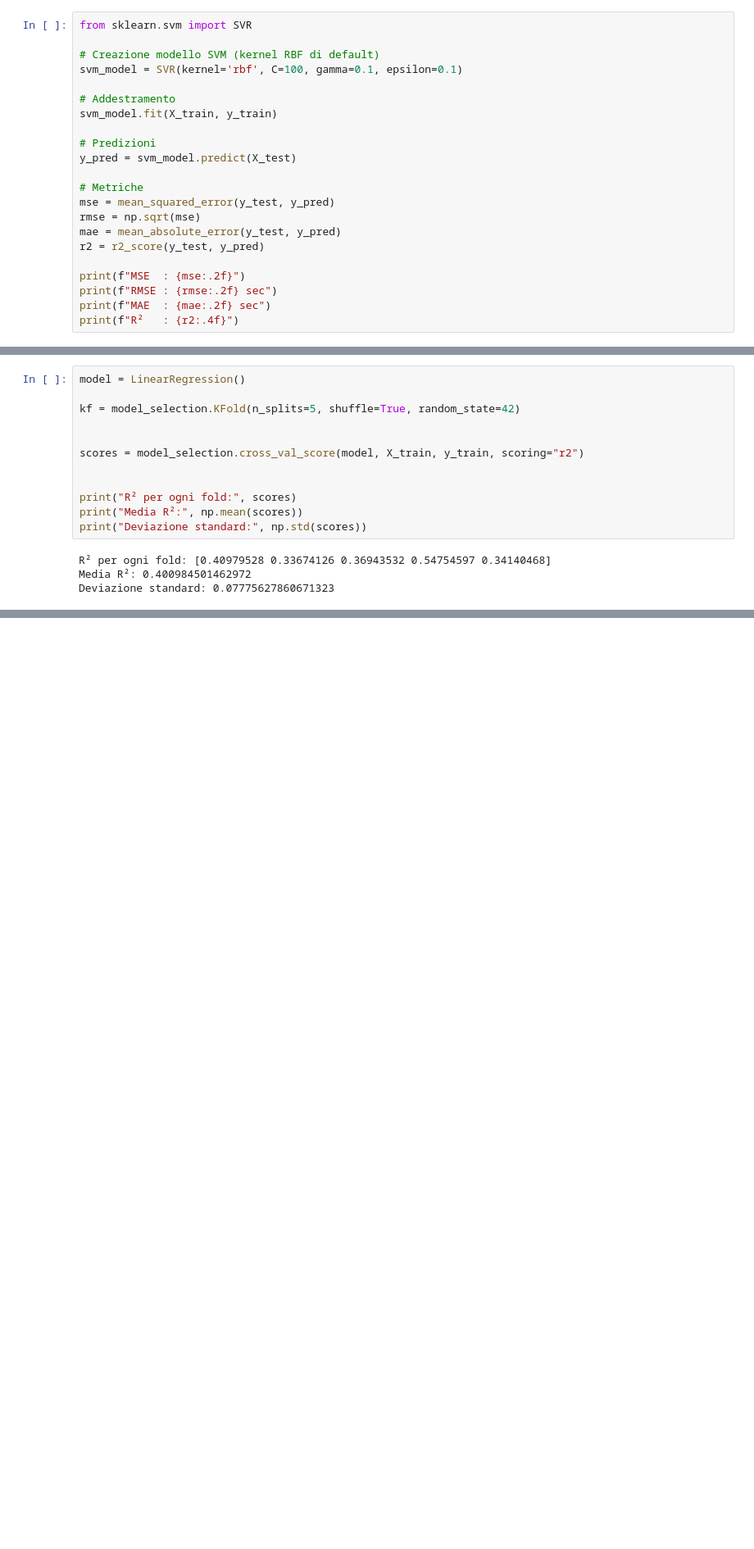
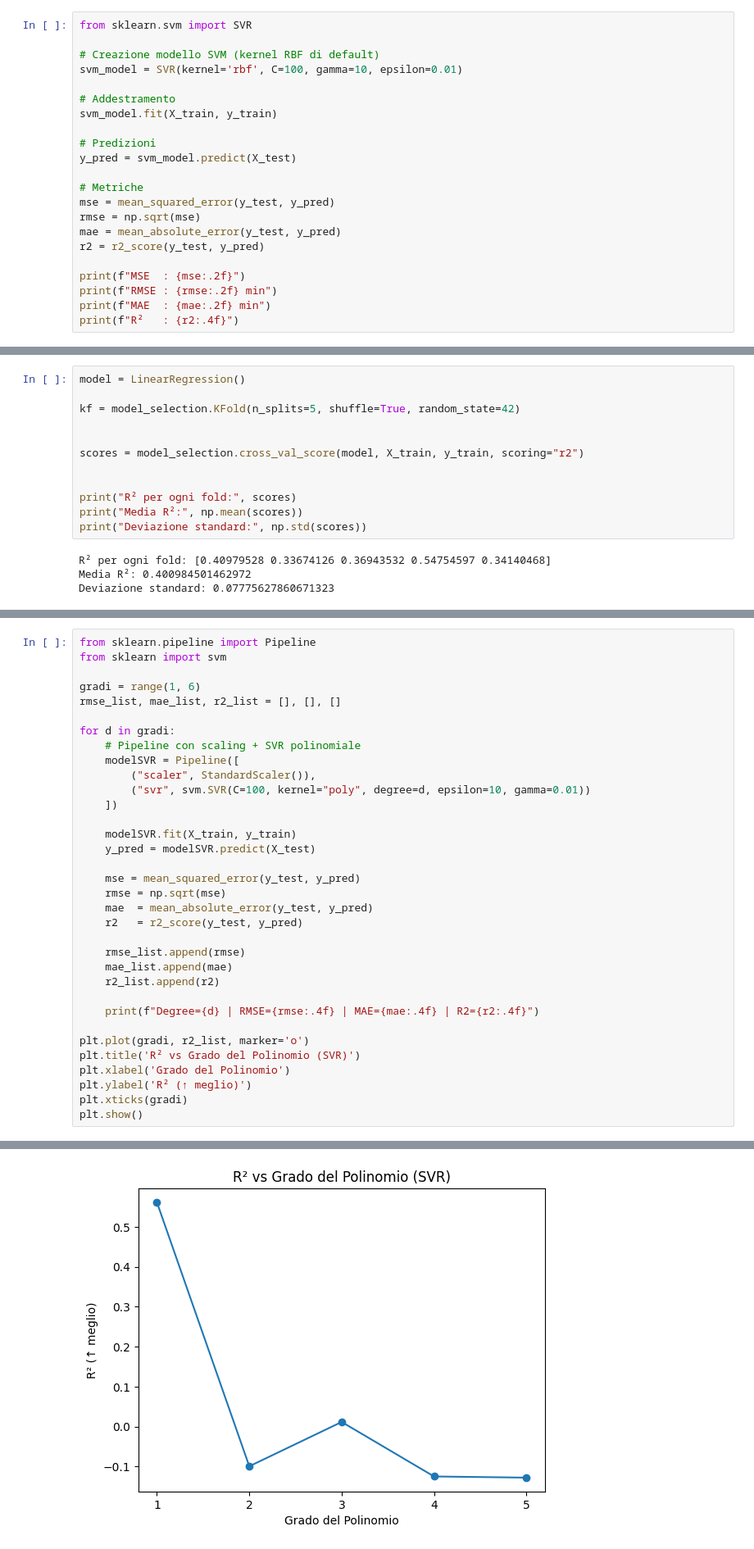
Before and after one commit to gabrynapo/HM_Time_Prediction_Thesis, a Jupyter notebook: data_cleaning.ipynb, the cells around one changed output, grey strips where cells are left out. Shown at 82% size. Saved outputs shown, nothing was run; the diff lists cells and outputs as text; blank space fills up the shorter version.

```diff
--- a/data_cleaning.ipynb
+++ b/data_cleaning.ipynb
@@ -397,7 +397,7 @@ R²   : 0.5579
 from sklearn.svm import SVR
 
 # Creazione modello SVM (kernel RBF di default)
-svm_model = SVR(kernel='rbf', C=100, gamma=0.1, epsilon=0.1)
+svm_model = SVR(kernel='rbf', C=100, gamma=10, epsilon=0.01)
 
 # Addestramento
 svm_model.fit(X_train, y_train)
@@ -412,7 +412,7 @@ mae = mean_absolute_error(y_test, y_pred)
 r2 = r2_score(y_test, y_pred)
 
 print(f"MSE  : {mse:.2f}")
-print(f"RMSE : {rmse:.2f} sec")
-print(f"MAE  : {mae:.2f} sec")
+print(f"RMSE : {rmse:.2f} min")
+print(f"MAE  : {mae:.2f} min")
 print(f"R²   : {r2:.4f}")
 # %% [output]
@@ -602,0 +577,35 @@ Deviazione standard: 0.07775627860671323
+# %%
+from sklearn.pipeline import Pipeline
+from sklearn import svm
+
+gradi = range(1, 6)
+rmse_list, mae_list, r2_list = [], [], []
+
+for d in gradi:
+    # Pipeline con scaling + SVR polinomiale
+    modelSVR = Pipeline([
+        ("scaler", StandardScaler()),
+        ("svr", svm.SVR(C=100, kernel="poly", degree=d, epsilon=10, gamma=0.01))
+    ])
+
+    modelSVR.fit(X_train, y_train)
+    y_pred = modelSVR.predict(X_test)
+
+    mse = mean_squared_error(y_test, y_pred)
+    rmse = np.sqrt(mse)
+    mae  = mean_absolute_error(y_test, y_pred)
+    r2   = r2_score(y_test, y_pred)
+
+    rmse_list.append(rmse)
+    mae_list.append(mae)
+    r2_list.append(r2)
+
+    print(f"Degree={d} | RMSE={rmse:.4f} | MAE={mae:.4f} | R2={r2:.4f}")
+
+plt.plot(gradi, r2_list, marker='o')
+plt.title('R² vs Grado del Polinomio (SVR)')
+plt.xlabel('Grado del Polinomio')
+plt.ylabel('R² (↑ meglio)')
+plt.xticks(gradi)
+plt.show()
+# %% [output]
@@ -602,0 +617 @@ Deviazione standard: 0.07775627860671323
+[figure, added]
```
Also changed, not shown: parts of 17 cells of this notebook.
